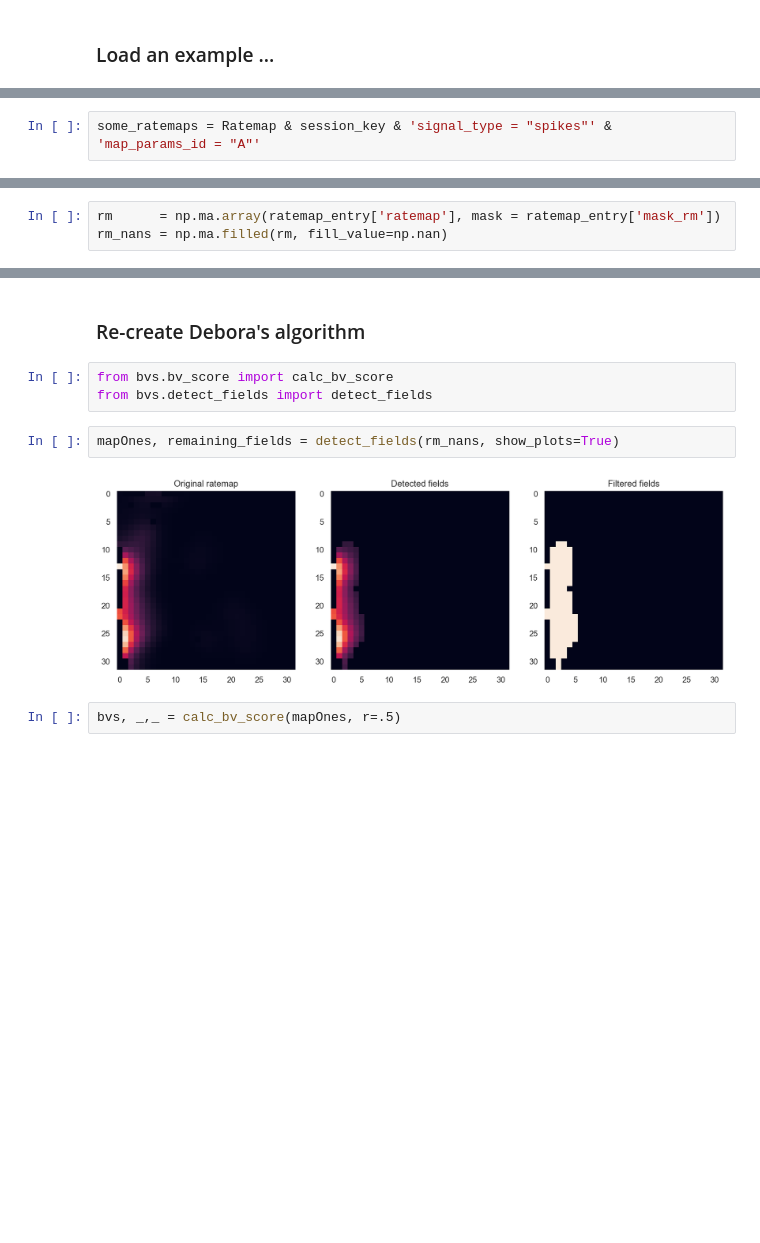
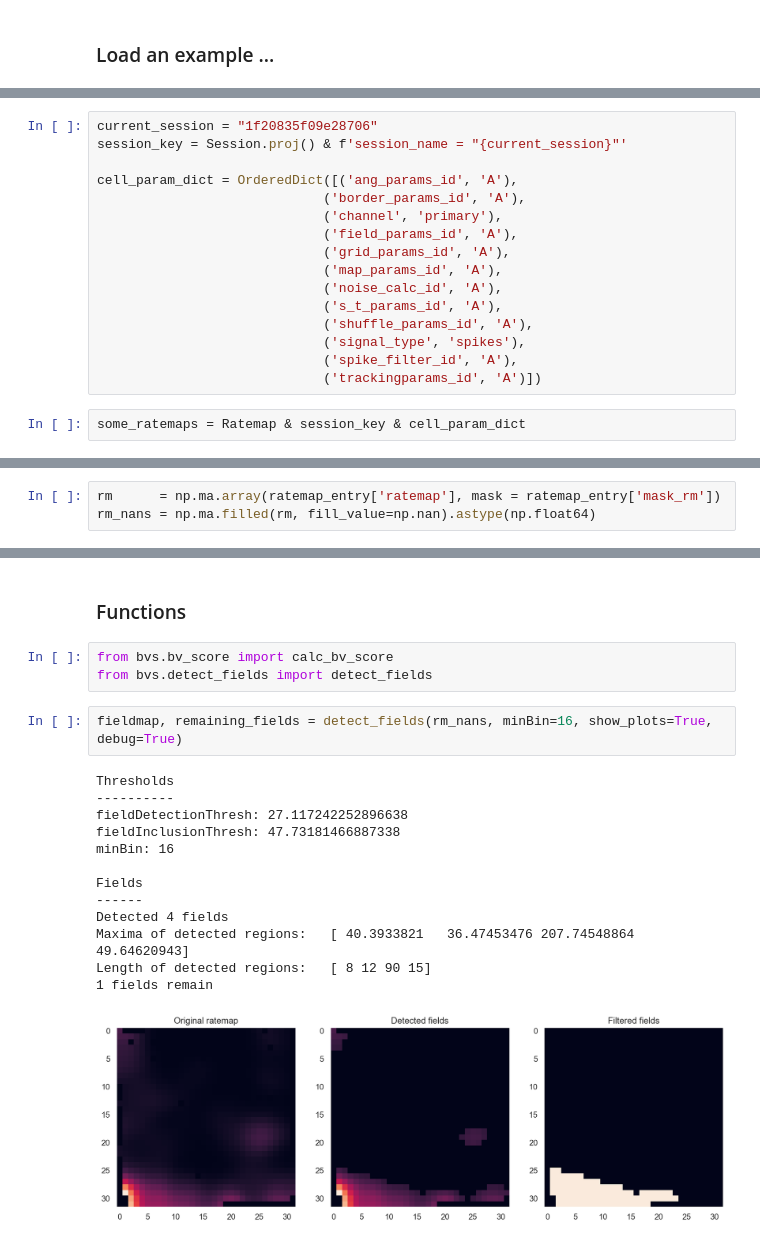
Before and after one commit to horsto/boundary_vector_score, a Jupyter notebook: Boundary vector score tests.ipynb, the cells around one changed output, grey strips where cells are left out. Saved outputs shown, nothing was run; the diff lists cells and outputs as text; blank space fills up the shorter version.

```diff
--- a/Boundary vector score tests.ipynb
+++ b/Boundary vector score tests.ipynb
@@ -31,3 +28,19 @@ session_key = Session.proj() & f'session_name = "{current_session}"'
+# %%
+current_session = "1f20835f09e28706"
+session_key = Session.proj() & f'session_name = "{current_session}"'
+
+cell_param_dict = OrderedDict([('ang_params_id', 'A'),
+                             ('border_params_id', 'A'),
+                             ('channel', 'primary'),
+                             ('field_params_id', 'A'),
+                             ('grid_params_id', 'A'),
+                             ('map_params_id', 'A'),
+                             ('noise_calc_id', 'A'),
+                             ('s_t_params_id', 'A'),
+                             ('shuffle_params_id', 'A'),
+                             ('signal_type', 'spikes'),
+                             ('spike_filter_id', 'A'),
+                             ('trackingparams_id', 'A')])
 # %%
-some_ratemaps = Ratemap & session_key & 'signal_type = "spikes"' & 'map_params_id = "A"'
+some_ratemaps = Ratemap & session_key & cell_param_dict
 # %%
@@ -35,4 +48,4 @@ cell = 59 # 135
 ratemap_entry = (some_ratemaps & f'cell_id = {cell}').fetch1()
 # %%
 rm      = np.ma.array(ratemap_entry['ratemap'], mask = ratemap_entry['mask_rm'])
-rm_nans = np.ma.filled(rm, fill_value=np.nan)
+rm_nans = np.ma.filled(rm, fill_value=np.nan).astype(np.float64)
@@ -50,11 +67,21 @@ sns.despine(left=True,bottom=True)
-# %% [markdown]
-### Re-create Debora's algorithm
+# %% [markdown]
+### Functions
 # %%
 from bvs.bv_score import calc_bv_score
 from bvs.detect_fields import detect_fields
 # %%
-mapOnes, remaining_fields = detect_fields(rm_nans, show_plots=True)
+fieldmap, remaining_fields = detect_fields(rm_nans, minBin=16, show_plots=True, debug=True)
 # %% [output]
+Thresholds
+----------
+fieldDetectionThresh: 27.117242252896638
+fieldInclusionThresh: 47.73181466887338
+minBin: 16
+
+Fields
+------
+Detected 4 fields
+Maxima of detected regions:   [ 40.3933821   36.47453476 207.74548864  49.64620943]
+Length of detected regions:   [ 8 12 90 15]
+1 fields remain
-[figure, old version]
+[figure, new version]
-# %%
-bvs, _,_ = calc_bv_score(mapOnes, r=.5)
```
Also changed, not shown: parts of 12 cells of this notebook, 7 other files.
